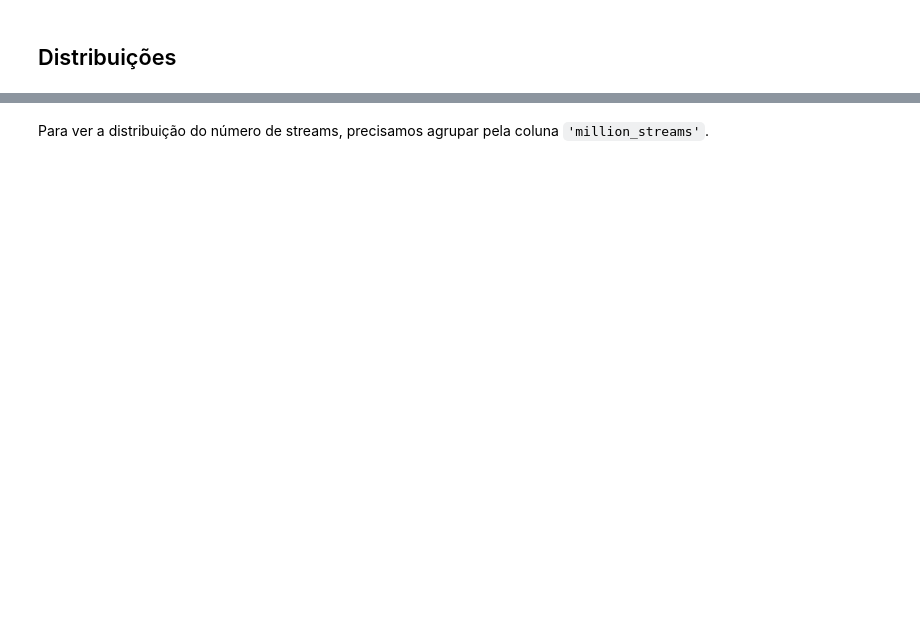
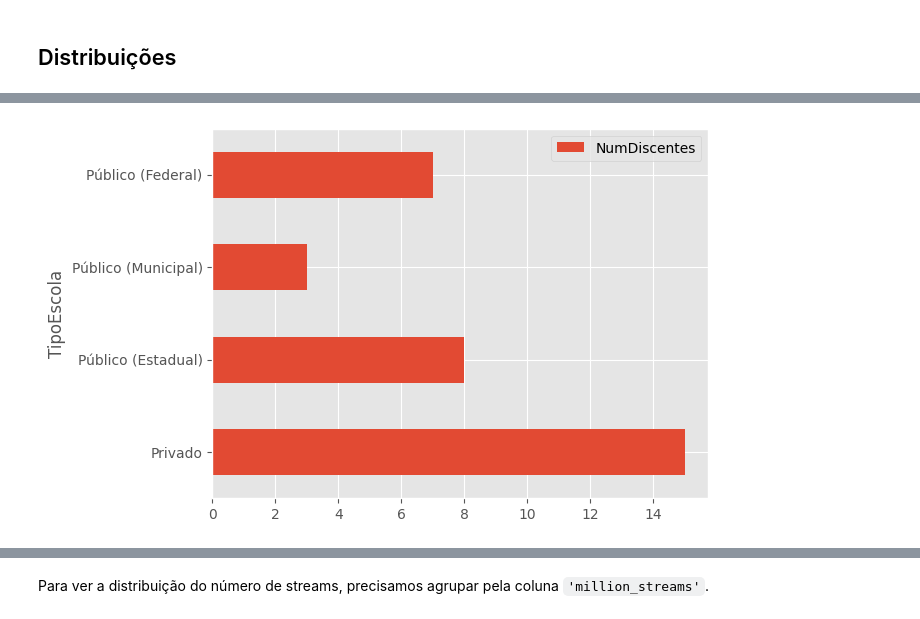
Before and after one commit to isisbiaduarte/fcd, a Jupyter notebook: _lessons/08-MaisViz.ipynb, the cells around one changed output, grey strips where cells are left out. Cells and saved outputs as stored; diff of their text form; code cells hidden in the pictures; blank space fills up the shorter version.

```diff
--- a/_lessons/08-MaisViz.ipynb
+++ b/_lessons/08-MaisViz.ipynb
@@ -86,0 +69,6 @@ colleges
+# %%
+tipo_medio = bpd.DataFrame().assign(
+    TipoEscola=['Privado', 'Público (Estadual)', 'Público (Municipal)', 'Público (Federal)'],
+    NumDiscentes=[15, 8, 3, 7]
+)
+tipo_medio
@@ -87,3 +81,5 @@ colleges
 # %%
-colleges.plot(kind='barh', x='College', y='Students');
+tipo_medio.plot(kind='barh', x='TipoEscola', y='NumDiscentes');
+# %% [output]
+[figure, added]
 # %%
```
Also changed, not shown: parts of 48 cells of this notebook, 16 other files.
